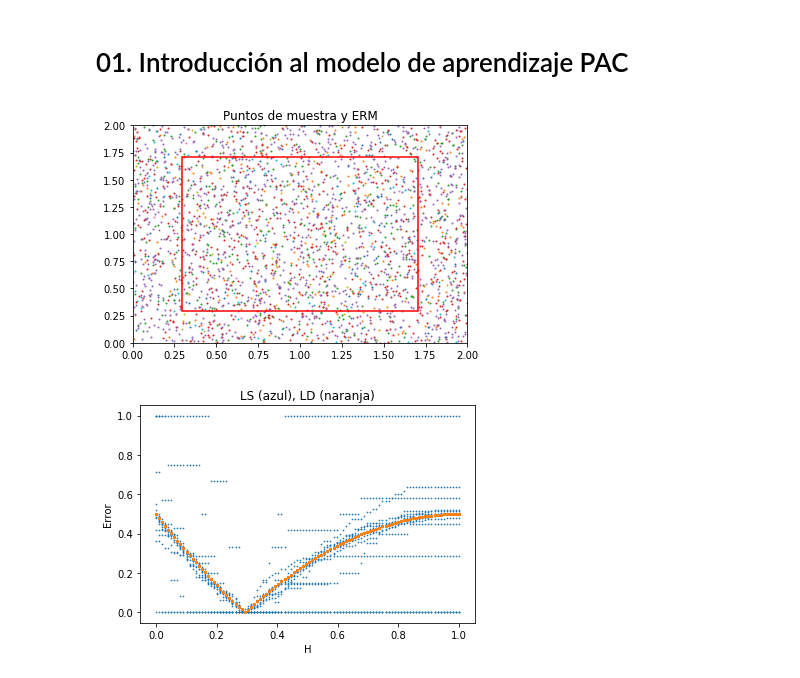
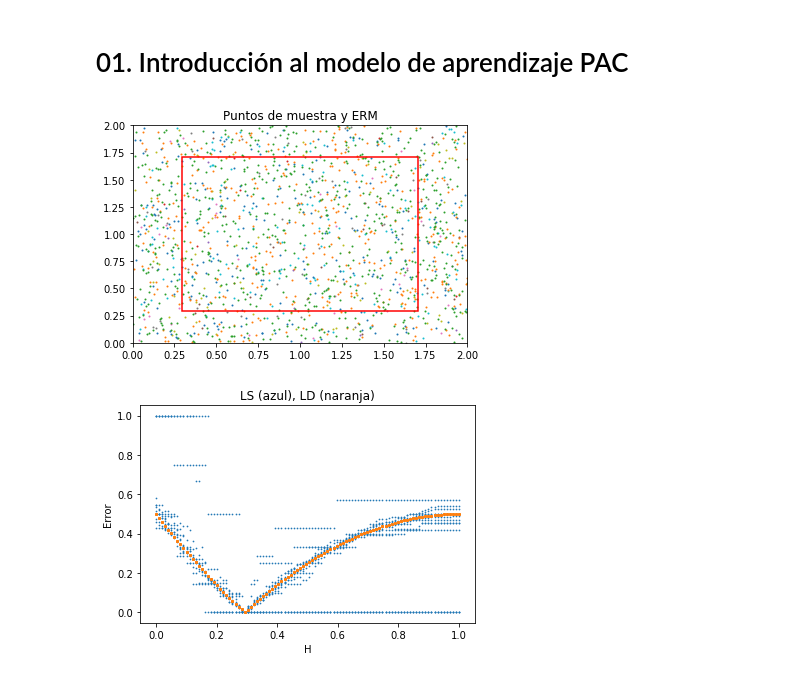
Before and after one commit to EstuarDiaz/MachineLearning, a Jupyter notebook: PAC.ipynb, the cells around one changed output. Drawn from its saved outputs; the diff is of its cells as text; code cells hidden in the pictures.

Commit message:
Graphs
Parte 2, Graficas de LD para varios tamanos de muestra

```diff
--- a/PAC.ipynb
+++ b/PAC.ipynb
@@ -62,34 +62,34 @@ m_H = round(np.log(len(H)/delta)/epsilon)
 # %%
 # Iterar para varios tamanos de muestra
 # Graficar los puntos de entrenamiento
 # Graficar el rectangulo hS resultante
-m = 0
-i = 0
+m = 1
+i = 0.5
 LS_list = np.empty((0,2))
 LD_list = np.empty((0,2))
 # Create figure and axes
 fig,ax = plt.subplots()
 while m < m_H:
-    m = round(np.exp(i))
-    i = i + 0.5
     S = getSample(int(m))
     ax.scatter(S[:,0], S[:,1], s=1)
     for h in np.nditer(H):
         myLS = LS(h,S)
         myLD = LD(h)
         LS_list = np.append(LS_list,[[float(h),myLS]], axis = 0)
         LD_list = np.append(LD_list,[[float(h),myLD]], axis = 0)
     hS = ERM(H,S)
+    i = i + 0.5
+    m = round(np.exp(i))
 # Create a Rectangle patch
 rect = patches.Rectangle((hS,hS),2-2*hS,2-2*hS,linewidth=1.5,edgecolor='r',facecolor='none')
 # Add the patch to the Axes
 ax.add_patch(rect)
 # Set axis
 ax.set(xlim=(0, 2), ylim=(0, 2))
 plt.title('Puntos de muestra y ERM')
 plt.show()
 # %% [output]
-[figure, old version]
+[figure, new version]
 # %%
 # Graficar los errores de generalizacion y empirico de cada hipotesis
 plt.title('LS (azul), LD (naranja)')
@@ -99,7 +99,7 @@ plt.xlabel('H')
 plt.ylabel('Error')
 plt.show()
 # %% [output]
-[figure, old version]
+[figure, new version]
 # %%
 # Iterar varias veces para varios tamanos de muestra
 # Graficar un histograma del error
```
Also changed, not shown: parts of 2 cells of this notebook.
